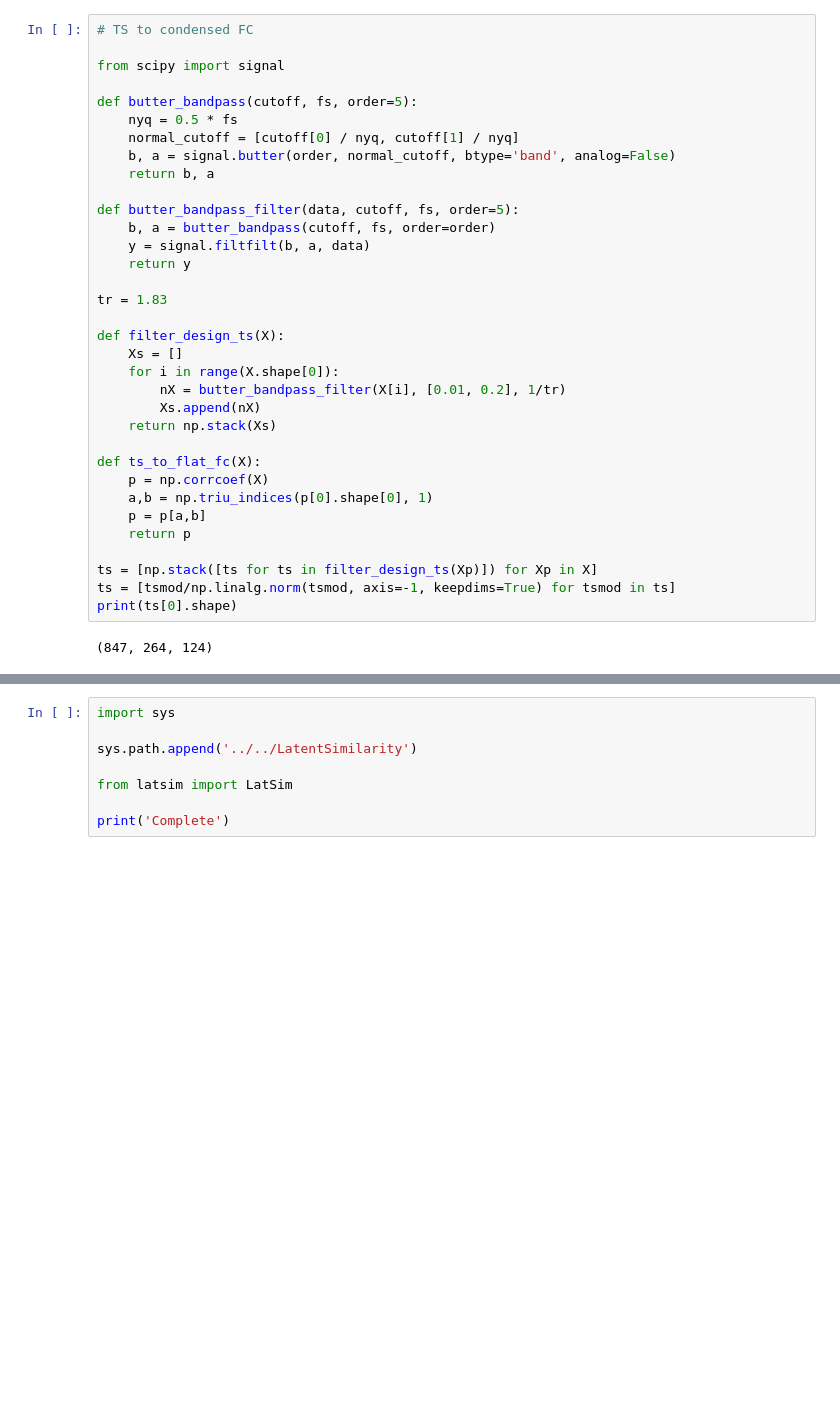
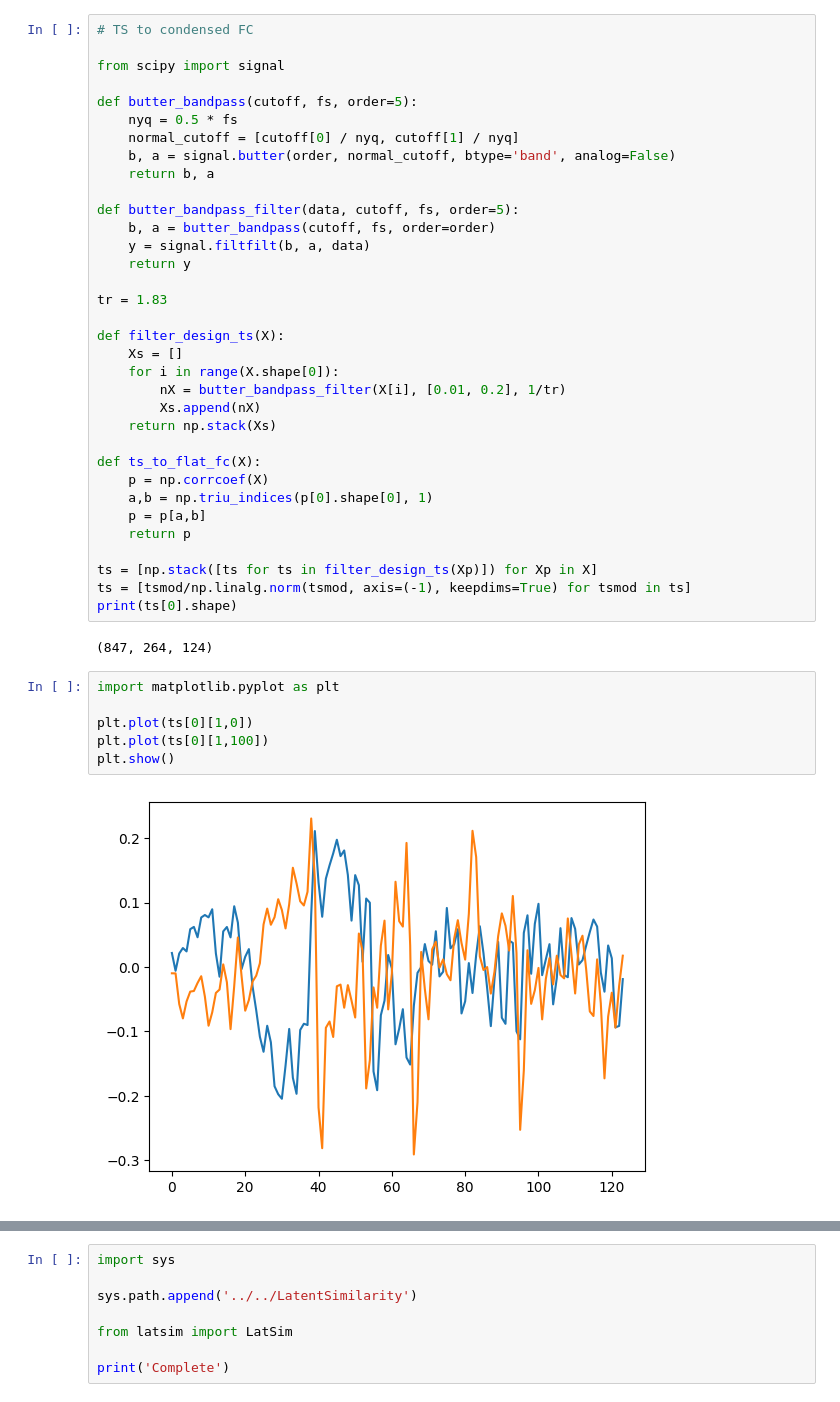
Before and after one commit to aorliche/PNC, a Jupyter notebook: LatSimEC/LatSimEC17DynFCApproxStatic.ipynb, the cells around one changed output, grey strips where cells are left out. Cells and saved outputs as stored; diff of their text form; blank space fills up the shorter version.

```diff
--- a/LatSimEC/LatSimEC17DynFCApproxStatic.ipynb
+++ b/LatSimEC/LatSimEC17DynFCApproxStatic.ipynb
@@ -118,10 +118,18 @@ def ts_to_flat_fc(X):
     return p
 
 ts = [np.stack([ts for ts in filter_design_ts(Xp)]) for Xp in X]
-ts = [tsmod/np.linalg.norm(tsmod, axis=-1, keepdims=True) for tsmod in ts]
+ts = [tsmod/np.linalg.norm(tsmod, axis=(-1), keepdims=True) for tsmod in ts]
 print(ts[0].shape)
 # %% [output]
 (847, 264, 124)
+# %%
+import matplotlib.pyplot as plt
+
+plt.plot(ts[0][1,0])
+plt.plot(ts[0][1,100])
+plt.show()
+# %% [output]
+[figure, added]
 # %%
 import itertools
 
```
Also changed, not shown: parts of 10 cells of this notebook.
